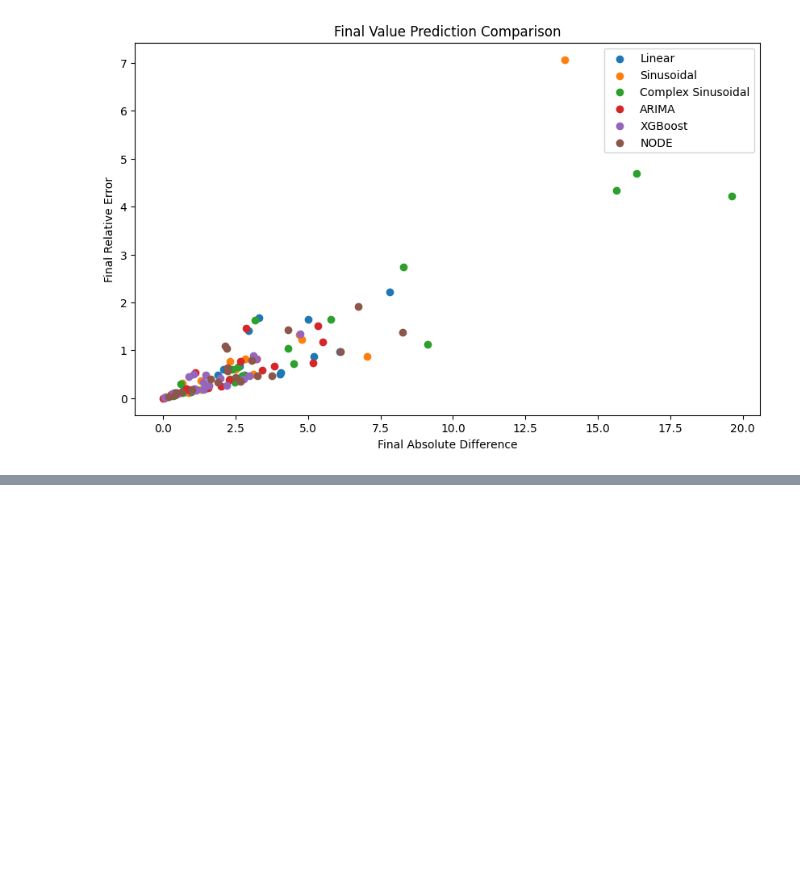
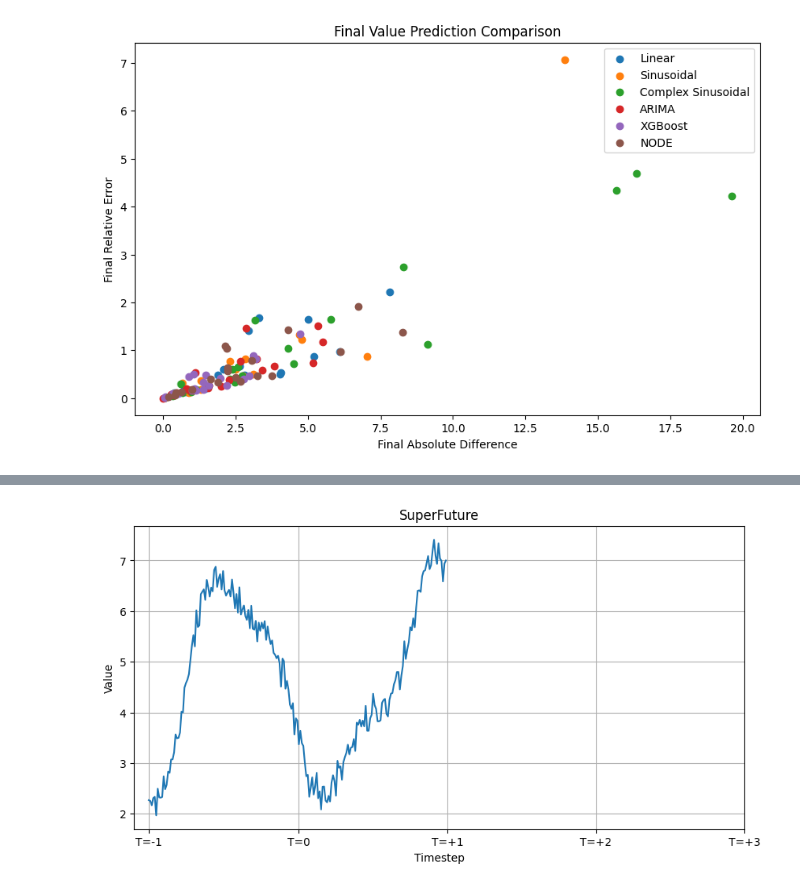
Before and after one commit to MatTheTab/MOO, a Jupyter notebook: Prediction_quality.ipynb, the cells around one changed output, grey strips where cells are left out. Cells and saved outputs as stored; diff of their text form; code cells hidden in the pictures; blank space fills up the shorter version.

```diff
--- a/Prediction_quality.ipynb
+++ b/Prediction_quality.ipynb
@@ -299,0 +363,4 @@ plot_final_value_comparison(evaluation_results)
+# %%
+dr.plot("SuperFuture")
+# %% [output]
+[figure, added]
```
Also changed, not shown: parts of 17 cells of this notebook.
